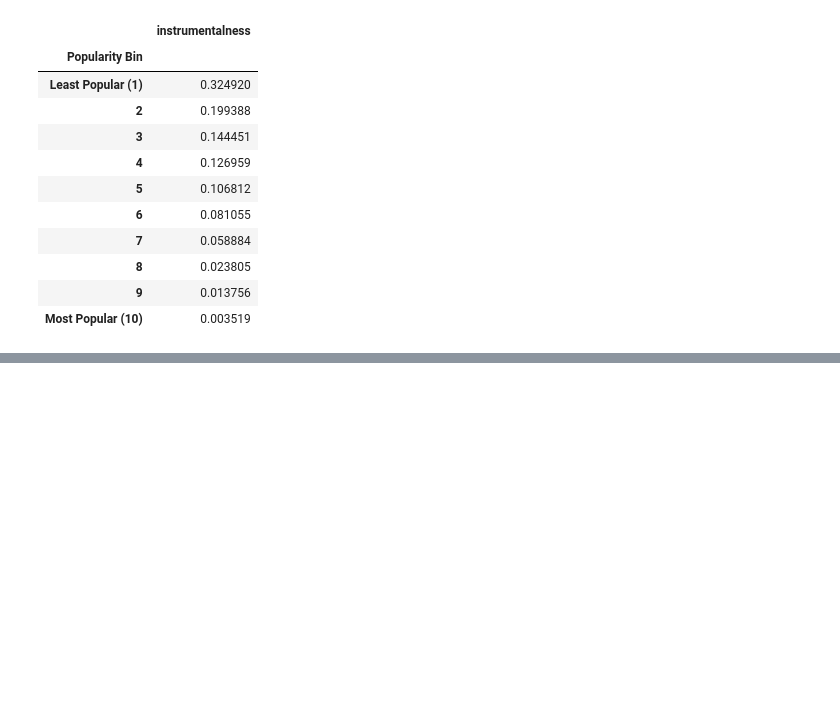
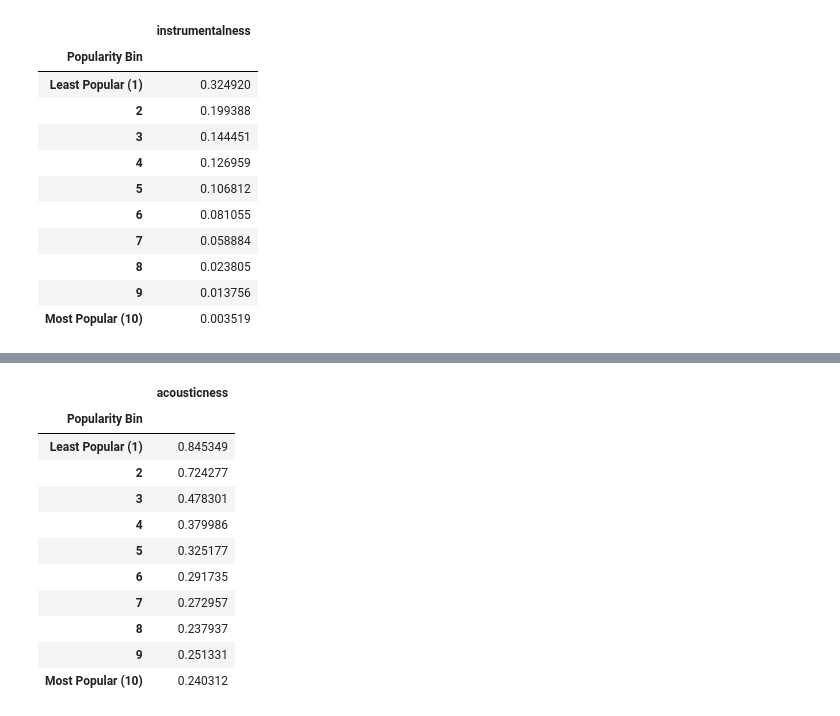
Before and after one commit to Lee88jl/Project-gt-1, a Jupyter notebook: Misko/Spotify Songs Analysis.ipynb, the cells around one changed output, grey strips where cells are left out. Cells and saved outputs as stored; diff of their text form; code cells hidden in the pictures; blank space fills up the shorter version.

```diff
--- a/Misko/Spotify Songs Analysis.ipynb
+++ b/Misko/Spotify Songs Analysis.ipynb
@@ -196,0 +225,17 @@ instrumentalness_means
+# %%
+# Group by "Popularity Bin" and find the mean acousticness for each one.
+acousticness_means = pd.DataFrame(acousticness_df.groupby(["Popularity Bin"]).mean()["acousticness"])
+acousticness_means
+# %% [output]
+|  | acousticness |
+| Popularity Bin |  |
+| Least Popular (1) | 0.845349 |
+| 2 | 0.724277 |
+| 3 | 0.478301 |
+| 4 | 0.379986 |
+| 5 | 0.325177 |
+| 6 | 0.291735 |
+| 7 | 0.272957 |
+| 8 | 0.237937 |
+| 9 | 0.251331 |
+| Most Popular (10) | 0.240312 |
```
Also changed, not shown: parts of 7 cells of this notebook.
